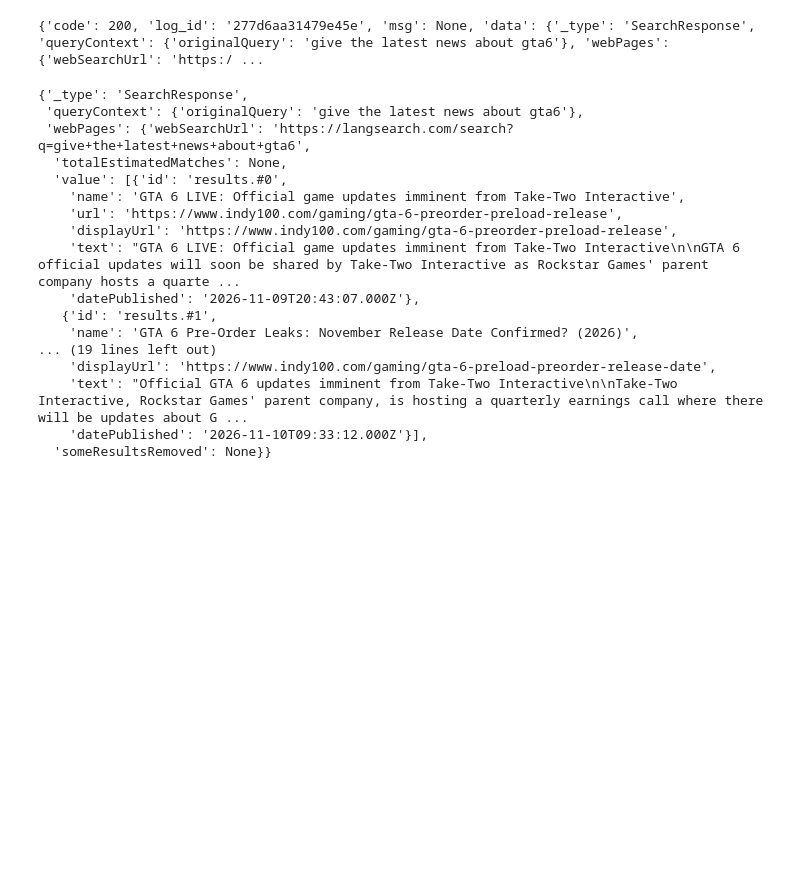
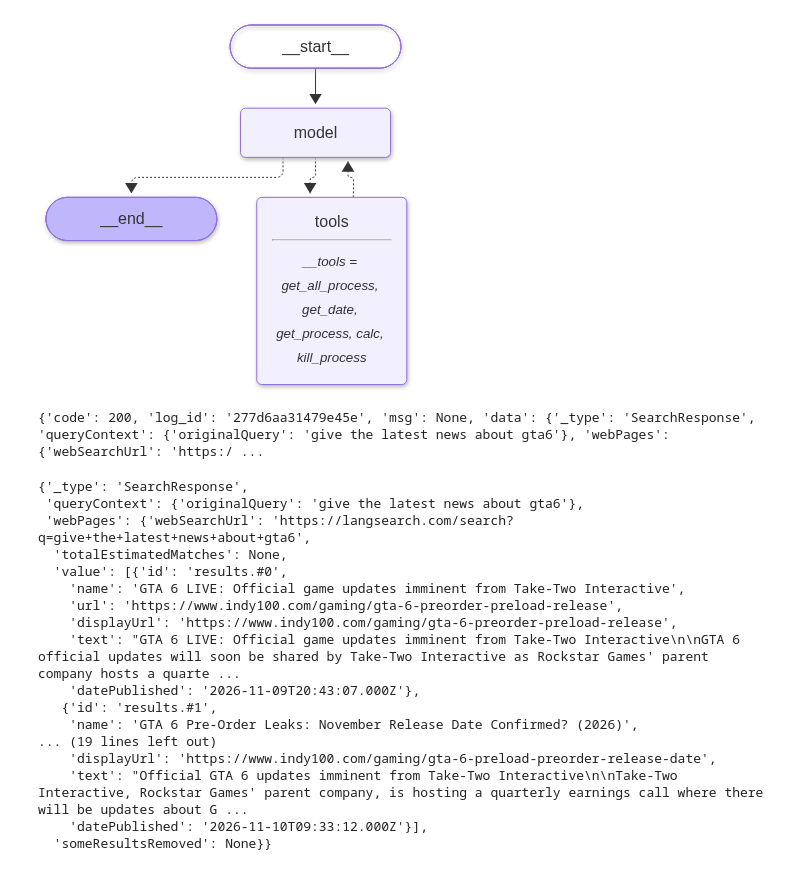
Before and after one commit to Abhishek688Singh/LangChain, a Jupyter notebook: GenerativeAi/4-multipleToolAgent.ipynb, the cells around one changed output. Cells and saved outputs as stored; diff of their text form; code cells hidden in the pictures; blank space fills up the shorter version.

```diff
--- a/GenerativeAi/4-multipleToolAgent.ipynb
+++ b/GenerativeAi/4-multipleToolAgent.ipynb
@@ -12,35 +12,91 @@ load_dotenv()
 # os.environ["LANG_SEARCH_API_KEY"] = os.getenv("LANG_SEARCH_API_KEY")
 LANG_SEARCH_API_KEY = os.getenv("LANG_SEARCH_API_KEY")
 os.environ["GEMINI_API_KEY"] = os.getenv("GEMINI_API_KEY")
+
+model = init_chat_model(
+    model="gemini-3.1-flash-lite",
+    model_provider="google_genai"
+)
 # %%
 import ssl
 import certifi
 
 @tool
 def internet_search_tool(query:str, result_count:int = 5)->str:
     """Get the information from the internet"""
     request = Request(
     "https://api.langsearch.com/v1/web-search",
     data=json.dumps({
         "query": f"{query}",
         "count": result_count, "contents": {"text": True}, "freshness": "noLimit"
     }).encode(),
     headers={
         "Authorization": f"Bearer {LANG_SEARCH_API_KEY}",
         "Content-Type": "application/json"
     }
     )
     # with urlopen(request, timeout=30) as response:
     #     return json.load(response)
 
     #If get SSLCertVerificationError
     ssl_context = ssl.create_default_context(cafile=certifi.where())
 
     with urlopen(request, timeout=30, context=ssl_context) as response:
         return json.load(response)
 
     # for source in result["data"]["webPages"]["value"]:
     #     print(source["name"], source["url"])
+
+
+@tool
+def calc(expression:str)->str:
+    """Evaluate Mathematical expression"""
+    return str(eval(expression))
+
+
+from langchain.tools import tool
+
+@tool
+def get_date()->str:
+    """Get the current local system date."""
+    return sp.run(["date"],capture_output=True, text=True)
+
+
+@tool
+def get_all_process() -> str:
+    """List processes associated with terminals across all users."""
+    result = sp.run(["ps", "-a"], capture_output=True, text=True)
+    return result.stdout
+
+
+@tool
+def get_process() -> str:
+    """List processes associated with the current user's terminal."""
+    result = sp.run(["ps"], capture_output=True, text=True)
+    return result.stdout
+
+
+@tool
+def kill_process(pid:str) -> str:
+    """Kill the process of given pid."""
+
+    #For security
+    desired_pid = "63972" #Replace this pid with the pid, you targeted to kill
+    if pid != desired_pid:
+        return "[Failed] Unable to kill the process...."
+
+    result = sp.run(["kill",f"{pid}"], capture_output=True, text=True)
+    return result
+
+
+
+agent = create_agent(
+    model=model,
+    tools=[get_all_process, get_date, get_process, calc, kill_process]
+    )
+agent
+# %% [output]
+[figure, added]
 # %%
 res = internet_search_tool.invoke({"query":"give the latest news about gta6"})
 print(res)
```
Also changed, not shown: parts of 2 cells of this notebook, 2 other files.
